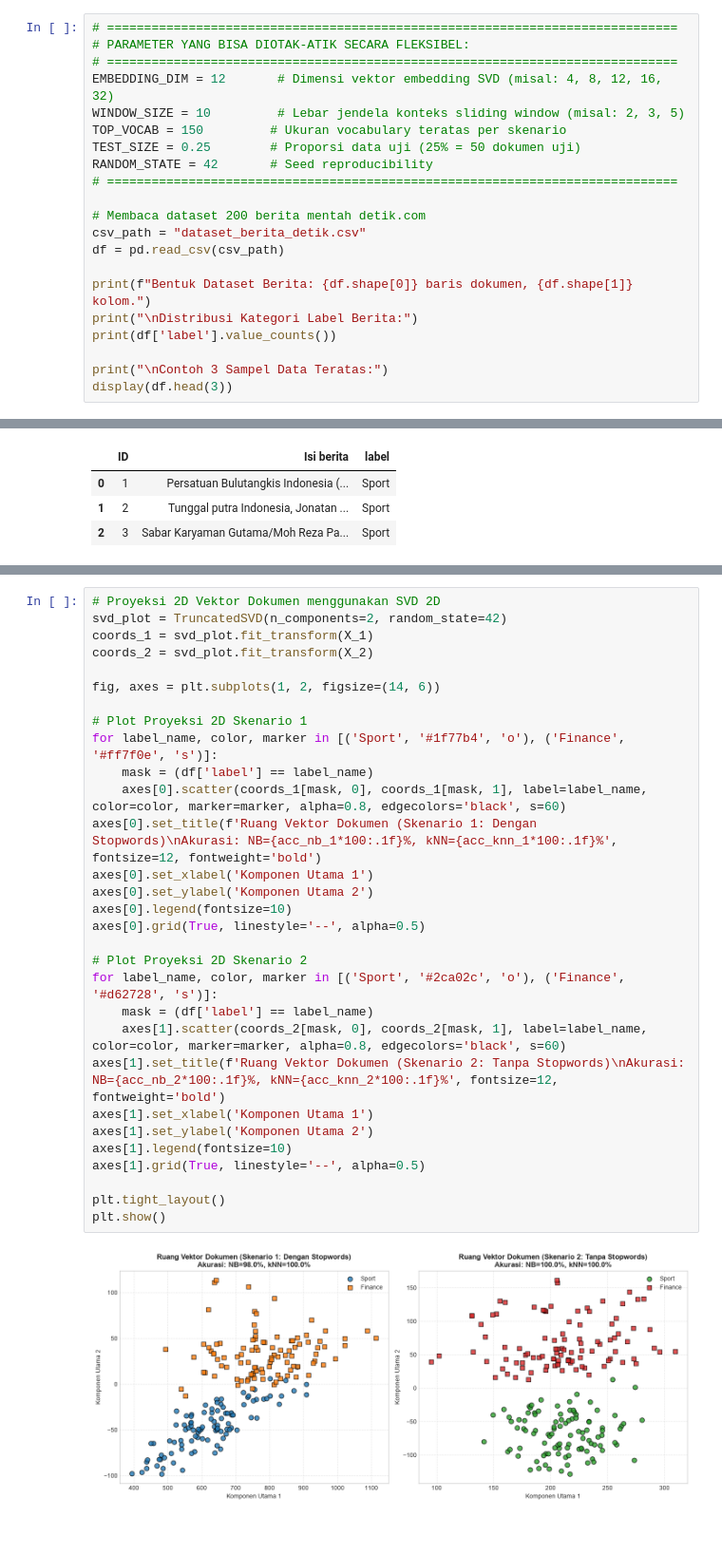
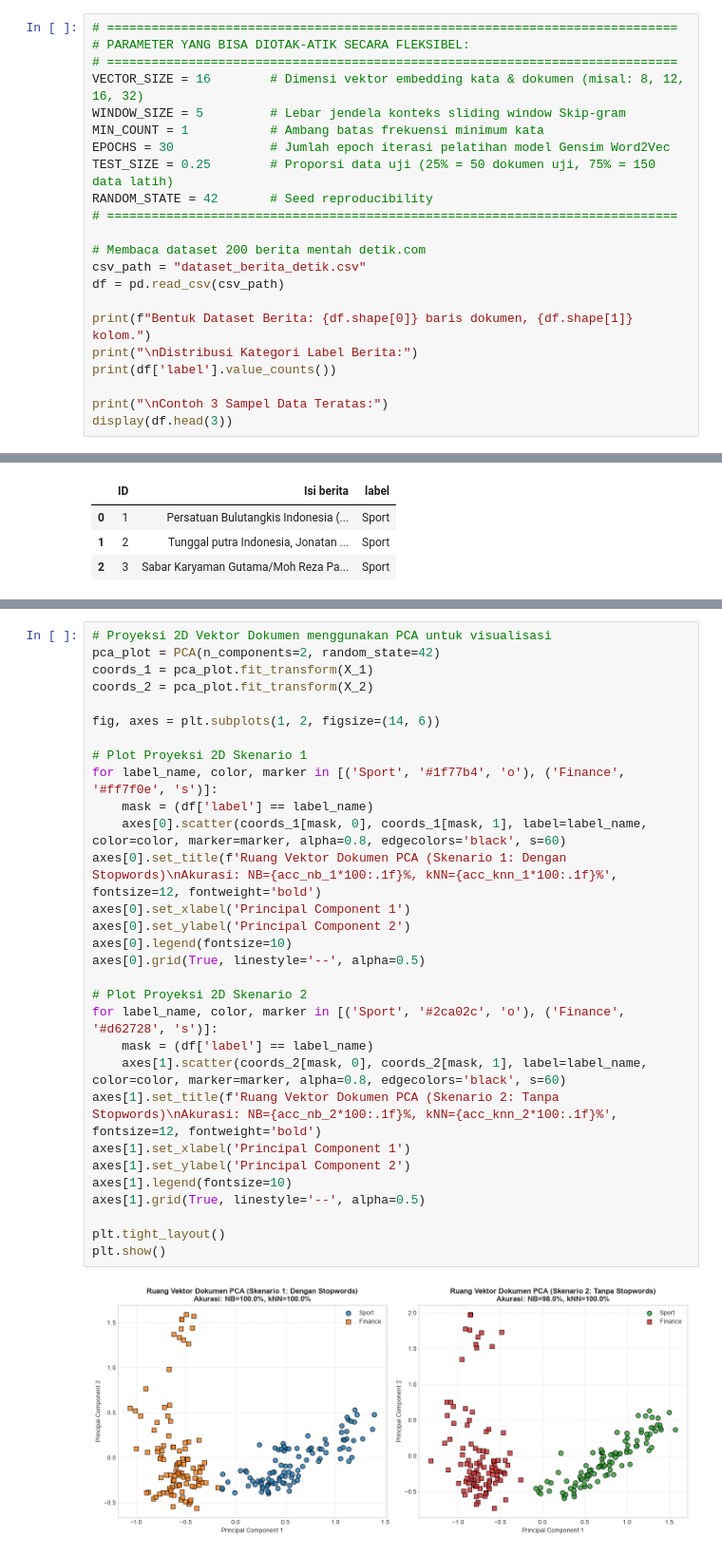
Before and after one commit to ilham08-GH/ppw, a Jupyter notebook: Notebooks/WebMining_Tugas4.ipynb, the cells around one changed output, grey strips where cells are left out. Shown at 95% size. Drawn from its saved outputs; the diff is of its cells as text.

```diff
--- a/Notebooks/WebMining_Tugas4.ipynb
+++ b/Notebooks/WebMining_Tugas4.ipynb
@@ -59,10 +62,11 @@ Kita menyediakan variabel konfigurasi terpusat agar parameter model (seperti dim
 # =============================================================================
 # PARAMETER YANG BISA DIOTAK-ATIK SECARA FLEKSIBEL:
 # =============================================================================
-EMBEDDING_DIM = 12       # Dimensi vektor embedding SVD (misal: 4, 8, 12, 16, 32)
-WINDOW_SIZE = 10         # Lebar jendela konteks sliding window (misal: 2, 3, 5)
-TOP_VOCAB = 150         # Ukuran vocabulary teratas per skenario
-TEST_SIZE = 0.25        # Proporsi data uji (25% = 50 dokumen uji)
+VECTOR_SIZE = 16        # Dimensi vektor embedding kata & dokumen (misal: 8, 12, 16, 32)
+WINDOW_SIZE = 5         # Lebar jendela konteks sliding window Skip-gram
+MIN_COUNT = 1           # Ambang batas frekuensi minimum kata
+EPOCHS = 30             # Jumlah epoch iterasi pelatihan model Gensim Word2Vec
+TEST_SIZE = 0.25        # Proporsi data uji (25% = 50 dokumen uji, 75% = 150 data latih)
 RANDOM_STATE = 42       # Seed reproducibility
 # =============================================================================
 
@@ -486,34 +510,34 @@ plt.show()
 # %% [output]
 [figure]
 # %%
-# Proyeksi 2D Vektor Dokumen menggunakan SVD 2D
-svd_plot = TruncatedSVD(n_components=2, random_state=42)
-coords_1 = svd_plot.fit_transform(X_1)
-coords_2 = svd_plot.fit_transform(X_2)
+# Proyeksi 2D Vektor Dokumen menggunakan PCA untuk visualisasi
+pca_plot = PCA(n_components=2, random_state=42)
+coords_1 = pca_plot.fit_transform(X_1)
+coords_2 = pca_plot.fit_transform(X_2)
 
 fig, axes = plt.subplots(1, 2, figsize=(14, 6))
 
 # Plot Proyeksi 2D Skenario 1
 for label_name, color, marker in [('Sport', '#1f77b4', 'o'), ('Finance', '#ff7f0e', 's')]:
     mask = (df['label'] == label_name)
     axes[0].scatter(coords_1[mask, 0], coords_1[mask, 1], label=label_name, color=color, marker=marker, alpha=0.8, edgecolors='black', s=60)
-axes[0].set_title(f'Ruang Vektor Dokumen (Skenario 1: Dengan Stopwords)\nAkurasi: NB={acc_nb_1*100:.1f}%, kNN={acc_knn_1*100:.1f}%', fontsize=12, fontweight='bold')
-axes[0].set_xlabel('Komponen Utama 1')
-axes[0].set_ylabel('Komponen Utama 2')
+axes[0].set_title(f'Ruang Vektor Dokumen PCA (Skenario 1: Dengan Stopwords)\nAkurasi: NB={acc_nb_1*100:.1f}%, kNN={acc_knn_1*100:.1f}%', fontsize=12, fontweight='bold')
+axes[0].set_xlabel('Principal Component 1')
+axes[0].set_ylabel('Principal Component 2')
 axes[0].legend(fontsize=10)
 axes[0].grid(True, linestyle='--', alpha=0.5)
 
 # Plot Proyeksi 2D Skenario 2
 for label_name, color, marker in [('Sport', '#2ca02c', 'o'), ('Finance', '#d62728', 's')]:
     mask = (df['label'] == label_name)
     axes[1].scatter(coords_2[mask, 0], coords_2[mask, 1], label=label_name, color=color, marker=marker, alpha=0.8, edgecolors='black', s=60)
-axes[1].set_title(f'Ruang Vektor Dokumen (Skenario 2: Tanpa Stopwords)\nAkurasi: NB={acc_nb_2*100:.1f}%, kNN={acc_knn_2*100:.1f}%', fontsize=12, fontweight='bold')
-axes[1].set_xlabel('Komponen Utama 1')
-axes[1].set_ylabel('Komponen Utama 2')
+axes[1].set_title(f'Ruang Vektor Dokumen PCA (Skenario 2: Tanpa Stopwords)\nAkurasi: NB={acc_nb_2*100:.1f}%, kNN={acc_knn_2*100:.1f}%', fontsize=12, fontweight='bold')
+axes[1].set_xlabel('Principal Component 1')
+axes[1].set_ylabel('Principal Component 2')
 axes[1].legend(fontsize=10)
 axes[1].grid(True, linestyle='--', alpha=0.5)
 
 plt.tight_layout()
 plt.show()
 # %% [output]
-[figure, old version]
+[figure, new version]
```
Also changed, not shown: parts of 19 cells of this notebook, 2 other files.
